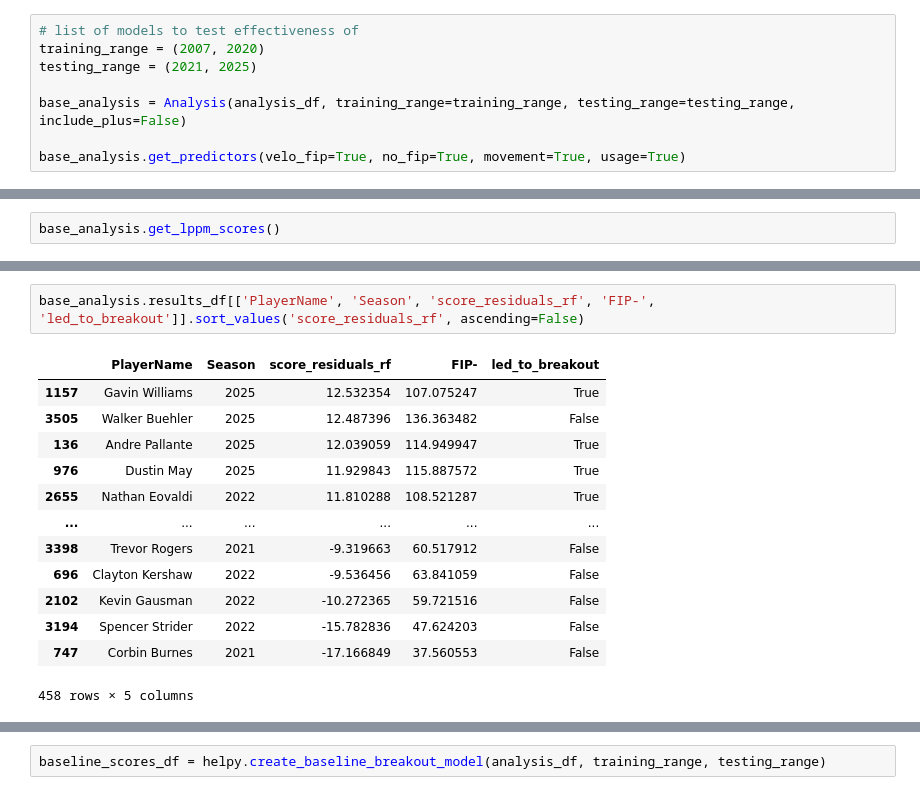
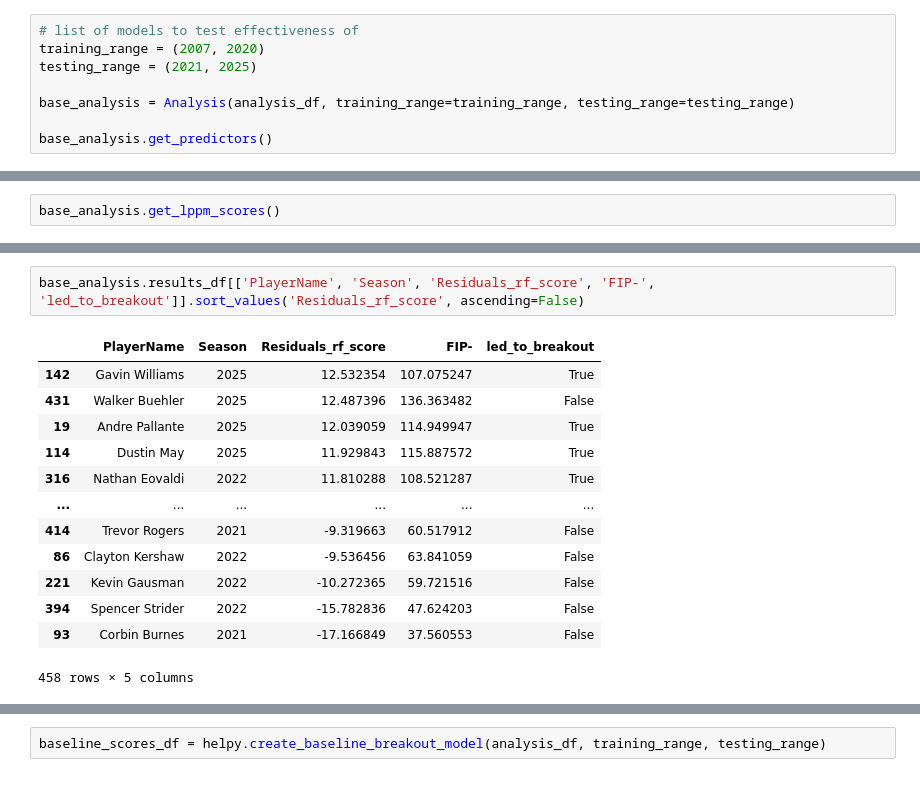
Before and after one commit to lemonannn/lppm_plus, a Jupyter notebook: example_analysis.ipynb, the cells around one changed output, grey strips where cells are left out. Saved outputs shown, nothing was run; the diff lists cells and outputs as text.

```diff
--- a/example_analysis.ipynb
+++ b/example_analysis.ipynb
@@ -14,9 +12,9 @@ X, X_train, X_test, y_train, y_test = helpy.get_train_test_split(analysis_df)
 training_range = (2007, 2020)
 testing_range = (2021, 2025)
 
-base_analysis = Analysis(analysis_df, training_range=training_range, testing_range=testing_range, include_plus=False)
+base_analysis = Analysis(analysis_df, training_range=training_range, testing_range=testing_range)
 
-base_analysis.get_predictors(velo_fip=True, no_fip=True, movement=True, usage=True)
+base_analysis.get_predictors()
 # %%
 base_analysis.predictors
 # %% [output]
@@ -64,17 +59,17 @@ base_analysis.get_model_metrics()
 # %%
-base_analysis.results_df[['PlayerName', 'Season', 'score_residuals_rf', 'FIP-', 'led_to_breakout']].sort_values('score_residuals_rf', ascending=False)
+base_analysis.results_df[['PlayerName', 'Season', 'Residuals_rf_score', 'FIP-', 'led_to_breakout']].sort_values('Residuals_rf_score', ascending=False)
 # %% [output]
-|  | PlayerName | Season | score_residuals_rf | FIP- | led_to_breakout |
-| 1157 | Gavin Williams | 2025 | 12.532354 | 107.075247 | True |
-| 3505 | Walker Buehler | 2025 | 12.487396 | 136.363482 | False |
-| 136 | Andre Pallante | 2025 | 12.039059 | 114.949947 | True |
-| 976 | Dustin May | 2025 | 11.929843 | 115.887572 | True |
-| 2655 | Nathan Eovaldi | 2022 | 11.810288 | 108.521287 | True |
+|  | PlayerName | Season | Residuals_rf_score | FIP- | led_to_breakout |
+| 142 | Gavin Williams | 2025 | 12.532354 | 107.075247 | True |
+| 431 | Walker Buehler | 2025 | 12.487396 | 136.363482 | False |
+| 19 | Andre Pallante | 2025 | 12.039059 | 114.949947 | True |
+| 114 | Dustin May | 2025 | 11.929843 | 115.887572 | True |
+| 316 | Nathan Eovaldi | 2022 | 11.810288 | 108.521287 | True |
 | ... | ... | ... | ... | ... | ... |
-| 3398 | Trevor Rogers | 2021 | -9.319663 | 60.517912 | False |
-| 696 | Clayton Kershaw | 2022 | -9.536456 | 63.841059 | False |
-| 2102 | Kevin Gausman | 2022 | -10.272365 | 59.721516 | False |
-| 3194 | Spencer Strider | 2022 | -15.782836 | 47.624203 | False |
-| 747 | Corbin Burnes | 2021 | -17.166849 | 37.560553 | False |
+| 414 | Trevor Rogers | 2021 | -9.319663 | 60.517912 | False |
+| 86 | Clayton Kershaw | 2022 | -9.536456 | 63.841059 | False |
+| 221 | Kevin Gausman | 2022 | -10.272365 | 59.721516 | False |
+| 394 | Spencer Strider | 2022 | -15.782836 | 47.624203 | False |
+| 93 | Corbin Burnes | 2021 | -17.166849 | 37.560553 | False |
 458 rows × 5 columns
 # %%
```
Also changed, not shown: parts of 6 cells of this notebook, 4 other files.
